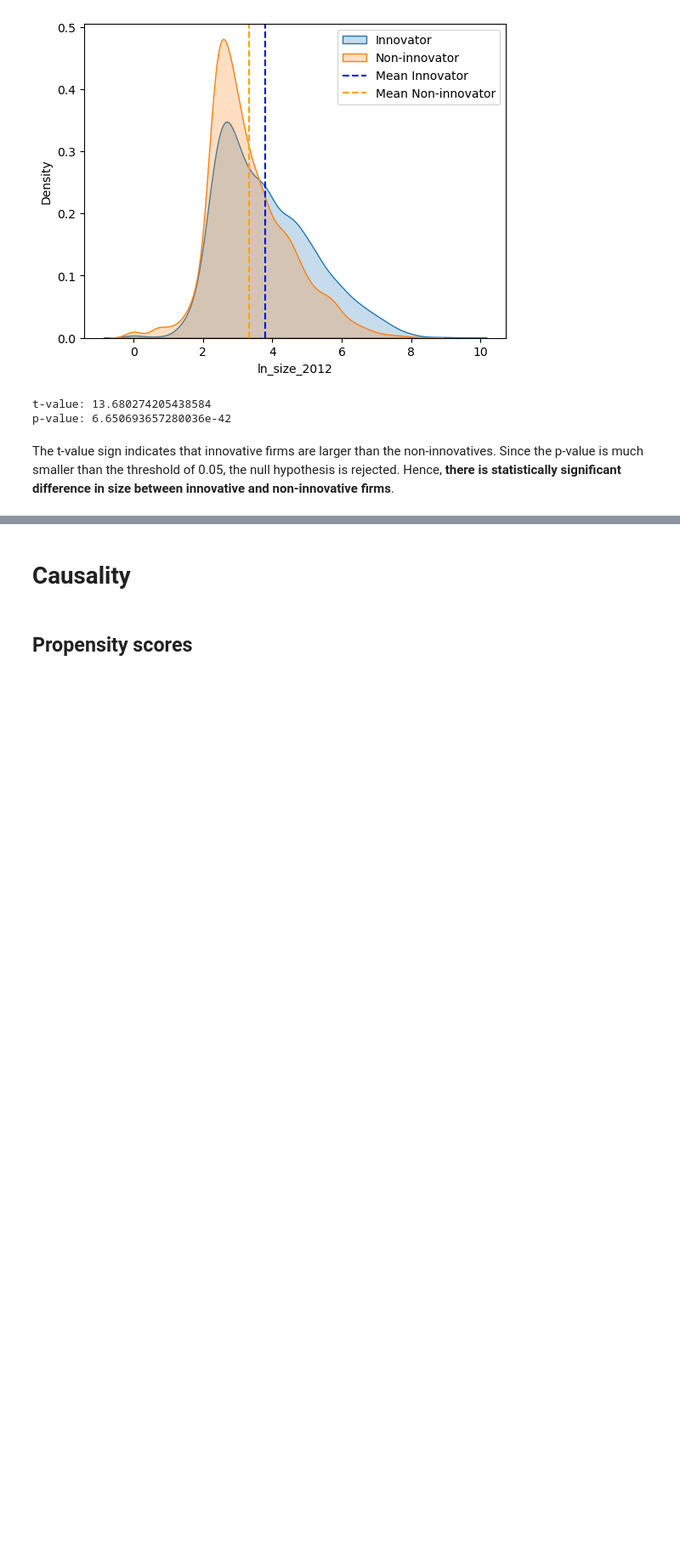
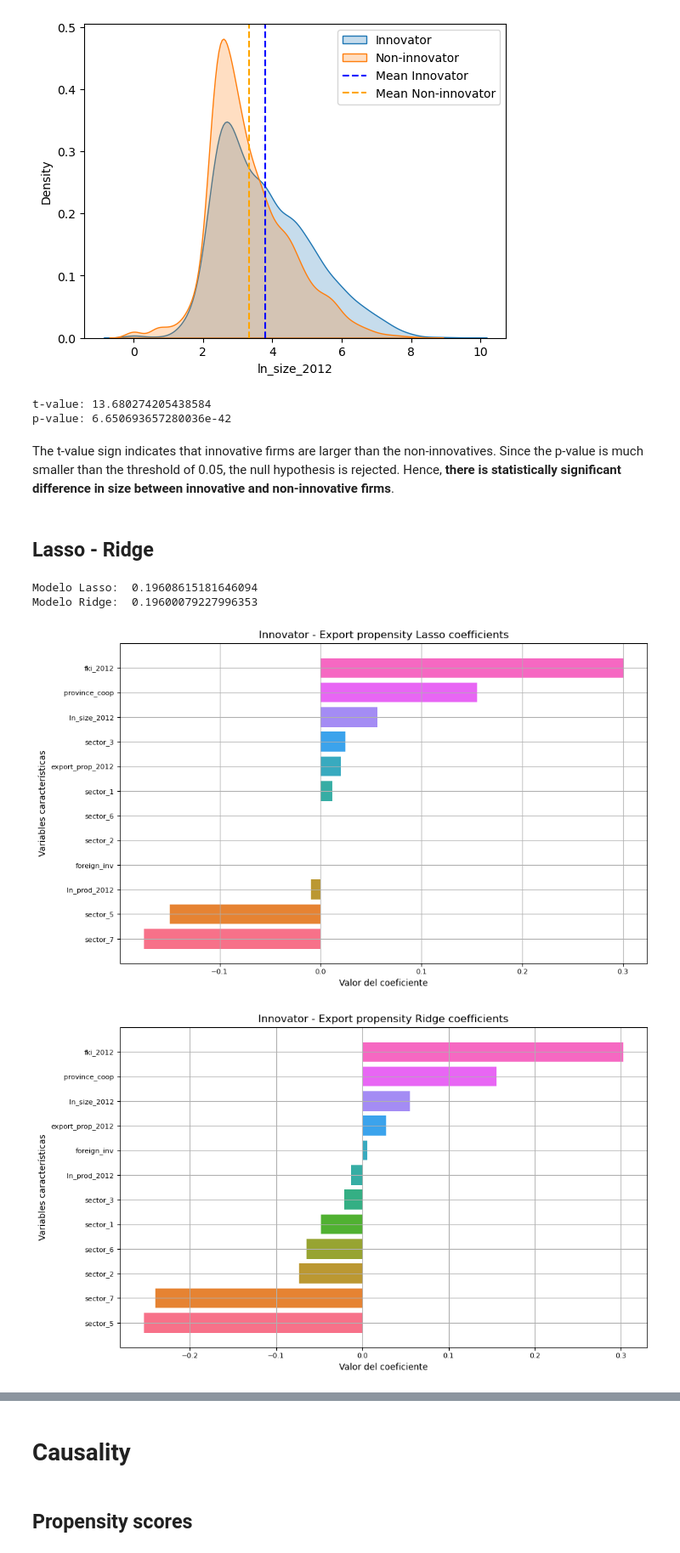
Before and after one commit to IFTrejoM/Causality-innovation-on-exports-Ecuador, a Jupyter notebook: ecuadorian_innovation_and_exports.ipynb, the cells around one changed output, grey strips where cells are left out. Shown at 85% size. Saved outputs shown, nothing was run; the diff lists cells and outputs as text; code cells hidden in the pictures; blank space fills up the shorter version.

```diff
--- a/ecuadorian_innovation_and_exports.ipynb
+++ b/ecuadorian_innovation_and_exports.ipynb
@@ -360,3 +372,50 @@ t-value: 13.680274205438584
 p-value: 6.650693657280036e-42
 # %% [markdown]
 The t-value sign indicates that innovative firms are larger than the non-innovatives. Since the p-value is much smaller than the threshold of 0.05, the null hypothesis is rejected. Hence, **there is statistically significant difference in size between innovative and non-innovative firms**.
+# %% [markdown]
+## Lasso - Ridge
+# %%
+innovator_scaler = RobustScaler()
+
+# Innovator DataFrame scaled:
+innovator_df_scaled = innovator_scaler.fit_transform(innovator_df)
+innovator_df_scaled = pd.DataFrame(innovator_df_scaled,
+                                   columns=innovator_scaler.get_feature_names_out(innovator_df.columns))
+
+# Innovator export propensity scaled X and y:
+innovator_prop_scaled_X = innovator_df_scaled[
+    ['export_prop_2012', 'ln_prod_2012', 'fki_2012', 'ln_size_2012', 'foreign_inv', \
+    'province_coop', 'sector_1', 'sector_2', 'sector_3', 'sector_5', 'sector_6', 'sector_7']
+    ]
+innovator_prop_scaled_y = innovator_df_scaled['innovator']
+
+# Innovator export propensity train and test sets:
+X_train, X_test, y_train, y_test = train_test_split(innovator_prop_scaled_X, innovator_prop_scaled_y, test_size=0.3, random_state=123)
+
+
+innovator_prop_opt_alpha_lasso = get_optimal_alpha_lasso(X_train, y_train)
+innovator_prop_opt_alpha_ridge = get_optimal_alpha_ridge(X_train, y_train)
+
+# Ajustar el modelo Lasso con el alpha óptimo
+lasso_opt = Lasso(alpha=innovator_prop_opt_alpha_lasso)
+lasso_opt.fit(innovator_prop_scaled_X, innovator_prop_scaled_y)
+lasso_predictions = lasso_opt.predict(X_test)
+lasso_mse = mean_squared_error(y_test, lasso_predictions)
+
+# Ajustar el modelo Ridge con el alpha óptimo
+ridge_opt = Ridge(alpha=innovator_prop_opt_alpha_ridge)
+ridge_opt.fit(innovator_prop_scaled_X, innovator_prop_scaled_y)
+ridge_predictions = ridge_opt.predict(X_test)
+ridge_mse = mean_squared_error(y_test, ridge_predictions)
+
+print("Modelo Lasso: ", lasso_mse)
+print("Modelo Ridge: ", ridge_mse)
+
+
+plot_coefficients(lasso_opt.coef_, innovator_prop_scaled_X.columns, "Innovator - Export propensity Lasso coefficients")
+plot_coefficients(ridge_opt.coef_, innovator_prop_scaled_X.columns, "Innovator - Export propensity Ridge coefficients")
+# %% [output]
+Modelo Lasso:  0.19608615181646094
+Modelo Ridge:  0.19600079227996353
+[figure, added]
+[figure, added]
```
Also changed, not shown: parts of 8 cells of this notebook, 1 other file.
